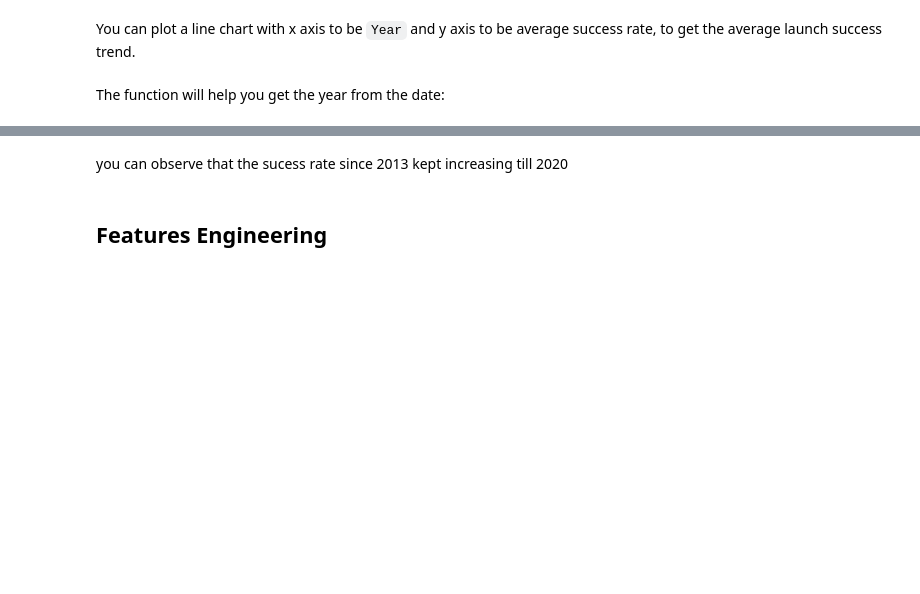
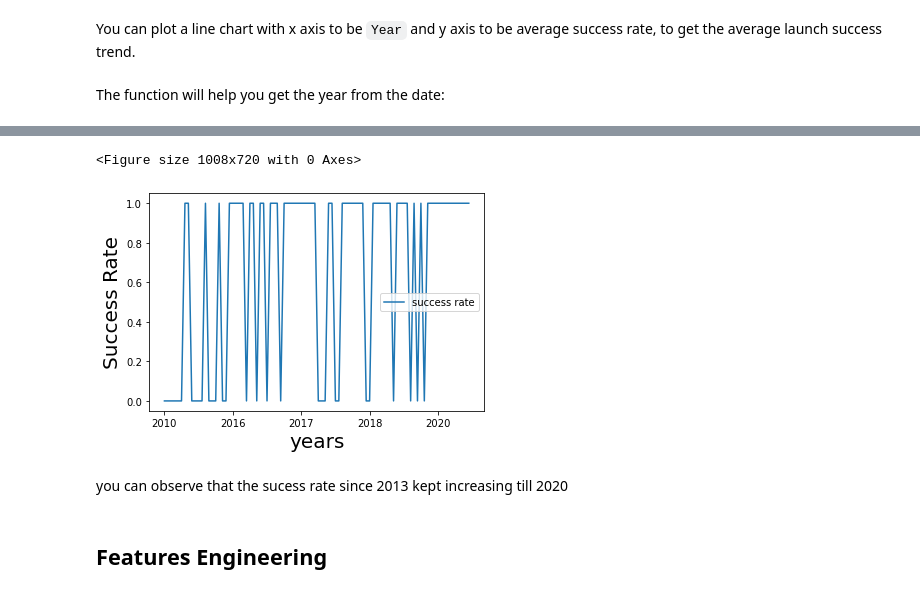
Before and after one commit to rlankelahotmail/IBMWatson, a Jupyter notebook: eda_data_visualizations.ipynb, the cells around one changed output, grey strips where cells are left out. Saved outputs shown, nothing was run; the diff lists cells and outputs as text; code cells hidden in the pictures; blank space fills up the shorter version.

```diff
--- a/eda_data_visualizations.ipynb
+++ b/eda_data_visualizations.ipynb
@@ -147,3 +231,7 @@ def Extract_year(date):
     for i in df["Date"]:
         year.append(i.split("-")[0])
     return year
+# %%
+df_years = pd.DataFrame(
+    { 'years' : Extract_year(df['Date']) , 'success rate' : df['Class'] })
+df_years
@@ -150,5 +252,15 @@ def Extract_year(date):
 # %%
 # Plot a line chart with x axis to be the extracted year and y axis to be the success rate
+fig = plt.figure(figsize = (14, 10))
+
+# creating the bar plot
+df_years.plot('years','success rate')
+plt.xlabel("years",fontsize=20)
+plt.ylabel("Success Rate",fontsize=20)
+plt.show()
+# %% [output]
+<Figure size 1008x720 with 0 Axes>
+[figure, added]
 # %% [markdown]
 you can observe that the sucess rate since 2013 kept increasing till 2020
 # %% [markdown]
```
Also changed, not shown: parts of 10 cells of this notebook.
